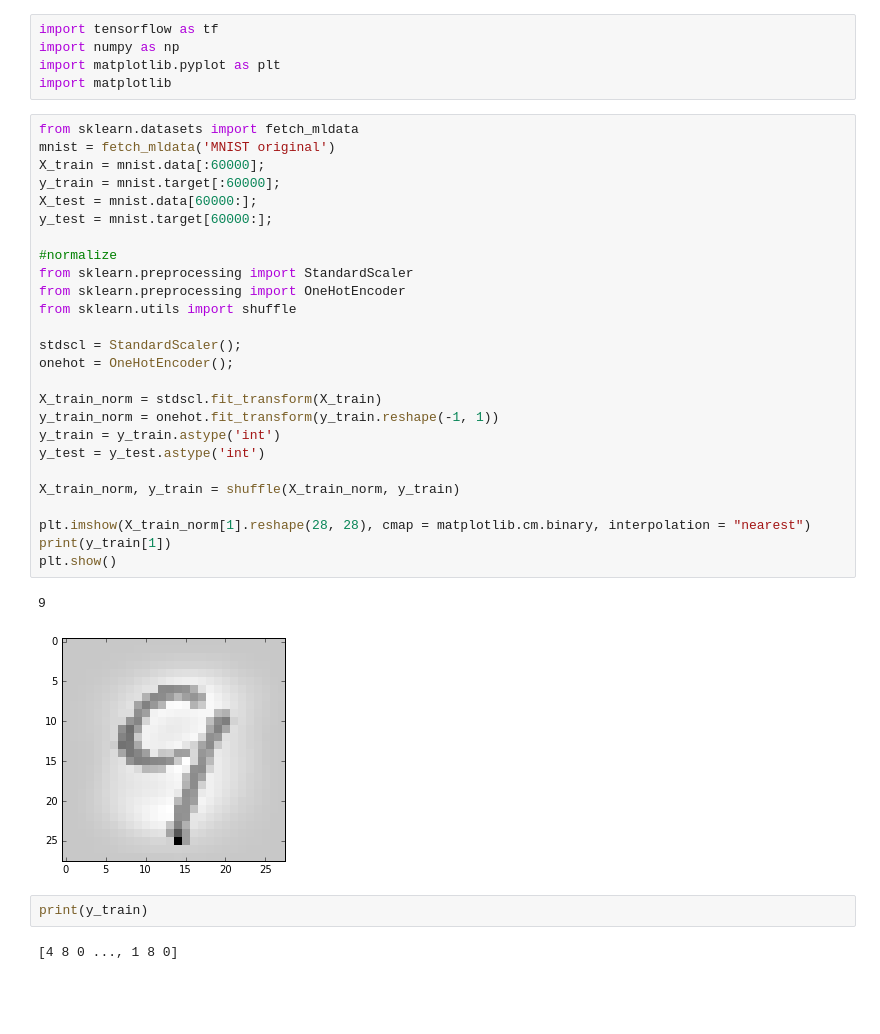
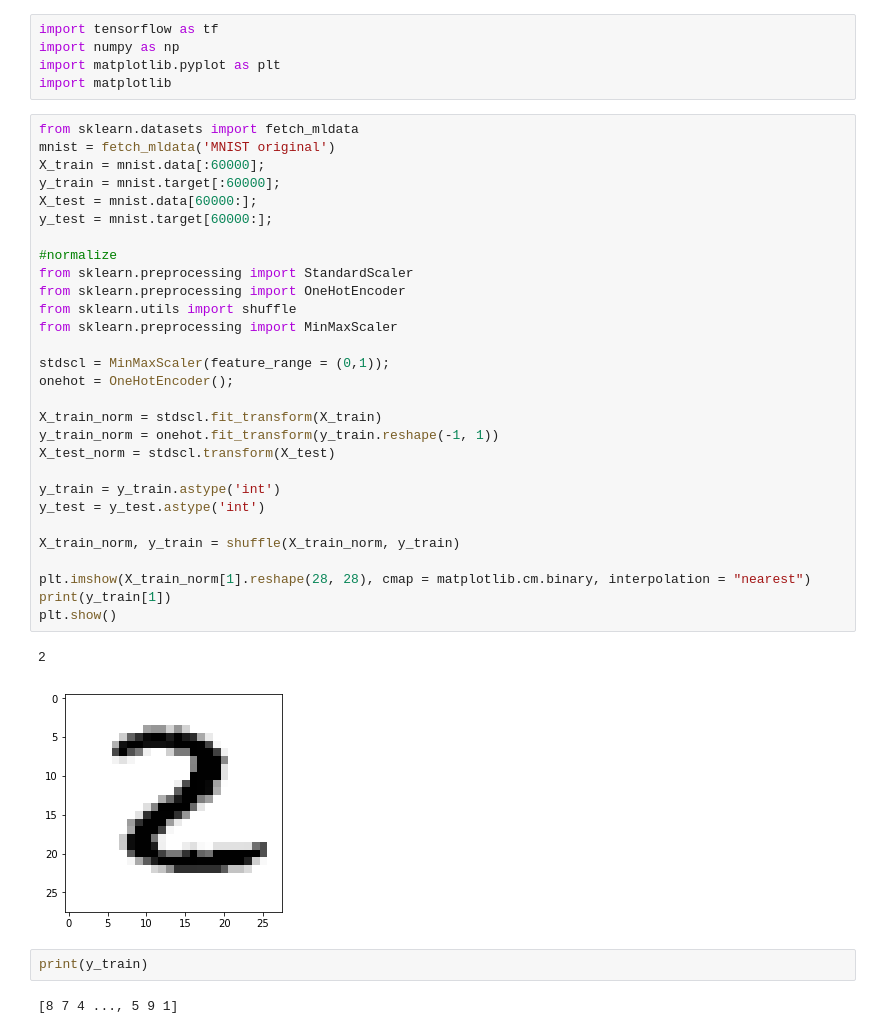
Before and after one commit to meenakshibarjatia/learningmachines, a Jupyter notebook: ann.ipynb, the cells around one changed output. Cells and saved outputs as stored; diff of their text form; blank space fills up the shorter version.

```diff
--- a/ann.ipynb
+++ b/ann.ipynb
@@ -6,36 +6,39 @@ import matplotlib
 # %%
 from sklearn.datasets import fetch_mldata
 mnist = fetch_mldata('MNIST original')
 X_train = mnist.data[:60000];
 y_train = mnist.target[:60000];
 X_test = mnist.data[60000:];
 y_test = mnist.target[60000:];
 
 #normalize
 from sklearn.preprocessing import StandardScaler
 from sklearn.preprocessing import OneHotEncoder
 from sklearn.utils import shuffle
+from sklearn.preprocessing import MinMaxScaler
 
-stdscl = StandardScaler();
+stdscl = MinMaxScaler(feature_range = (0,1));
 onehot = OneHotEncoder();
 
 X_train_norm = stdscl.fit_transform(X_train)
 y_train_norm = onehot.fit_transform(y_train.reshape(-1, 1))
+X_test_norm = stdscl.transform(X_test)
+
 y_train = y_train.astype('int')
 y_test = y_test.astype('int')
 
 X_train_norm, y_train = shuffle(X_train_norm, y_train)
 
 plt.imshow(X_train_norm[1].reshape(28, 28), cmap = matplotlib.cm.binary, interpolation = "nearest")
 print(y_train[1])
 plt.show()
 # %% [output]
-9
+2
-[figure, old version]
+[figure, new version]
 # %%
 print(y_train)
 # %% [output]
-[4 8 0 ..., 1 8 0]
+[8 7 4 ..., 5 9 1]
 # %%
 feat_col = tf.contrib.learn.infer_real_valued_columns_from_input(X_train)
 dnn_clf = tf.contrib.learn.DNNClassifier(hidden_units = [300, 100], n_classes = 10, feature_columns = feat_col)
```
Also changed, not shown: parts of 7 cells of this notebook, 2 other files.
